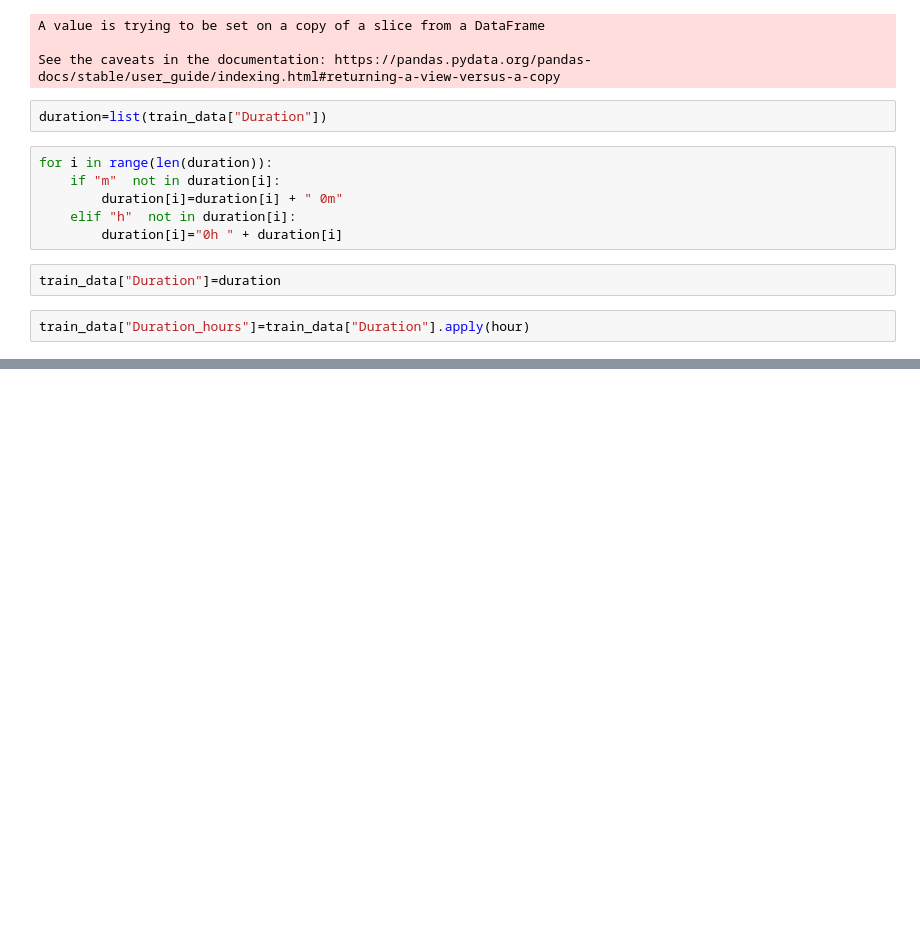
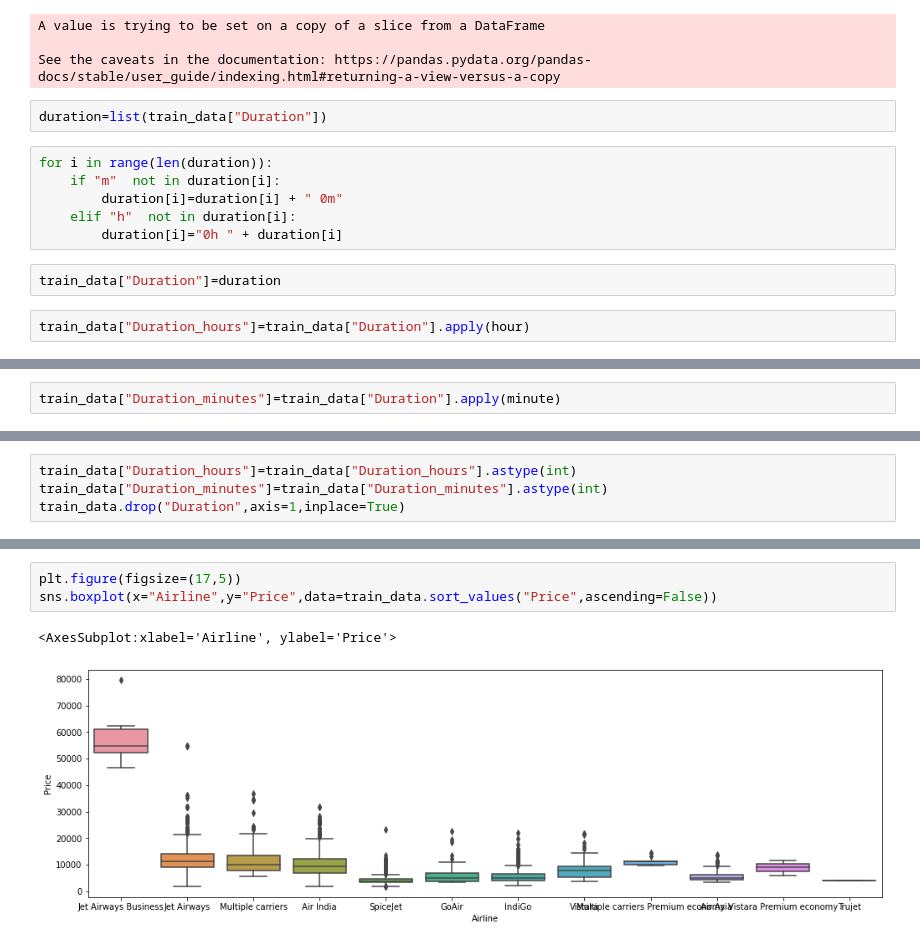
Before and after one commit to aryatomarAI/Real_World_DS_Projects, a Jupyter notebook: Project_1_(Airline Ticket Price)/Airline_tickets_Price_Prediction.ipynb, the cells around one changed output, grey strips where cells are left out. Saved outputs shown, nothing was run; the diff lists cells and outputs as text; blank space fills up the shorter version.

Commit message:
Preprocessing Data

```diff
--- a/Project_1_(Airline Ticket Price)/Airline_tickets_Price_Prediction.ipynb
+++ b/Project_1_(Airline Ticket Price)/Airline_tickets_Price_Prediction.ipynb
@@ -255,0 +254,2 @@ train_d
+# %%
+train_data["Duration_minutes"]=train_data["Duration"].apply(minute)
@@ -255,0 +265,4 @@ train_d
+# %%
+train_data["Duration_hours"]=train_data["Duration_hours"].astype(int)
+train_data["Duration_minutes"]=train_data["Duration_minutes"].astype(int)
+train_data.drop("Duration",axis=1,inplace=True)
@@ -255,0 +307,6 @@ train_d
+# %%
+plt.figure(figsize=(17,5))
+sns.boxplot(x="Airline",y="Price",data=train_data.sort_values("Price",ascending=False))
+# %% [output]
+<AxesSubplot:xlabel='Airline', ylabel='Price'>
+[figure, added]
```
Also changed, not shown: parts of 13 cells of this notebook.
